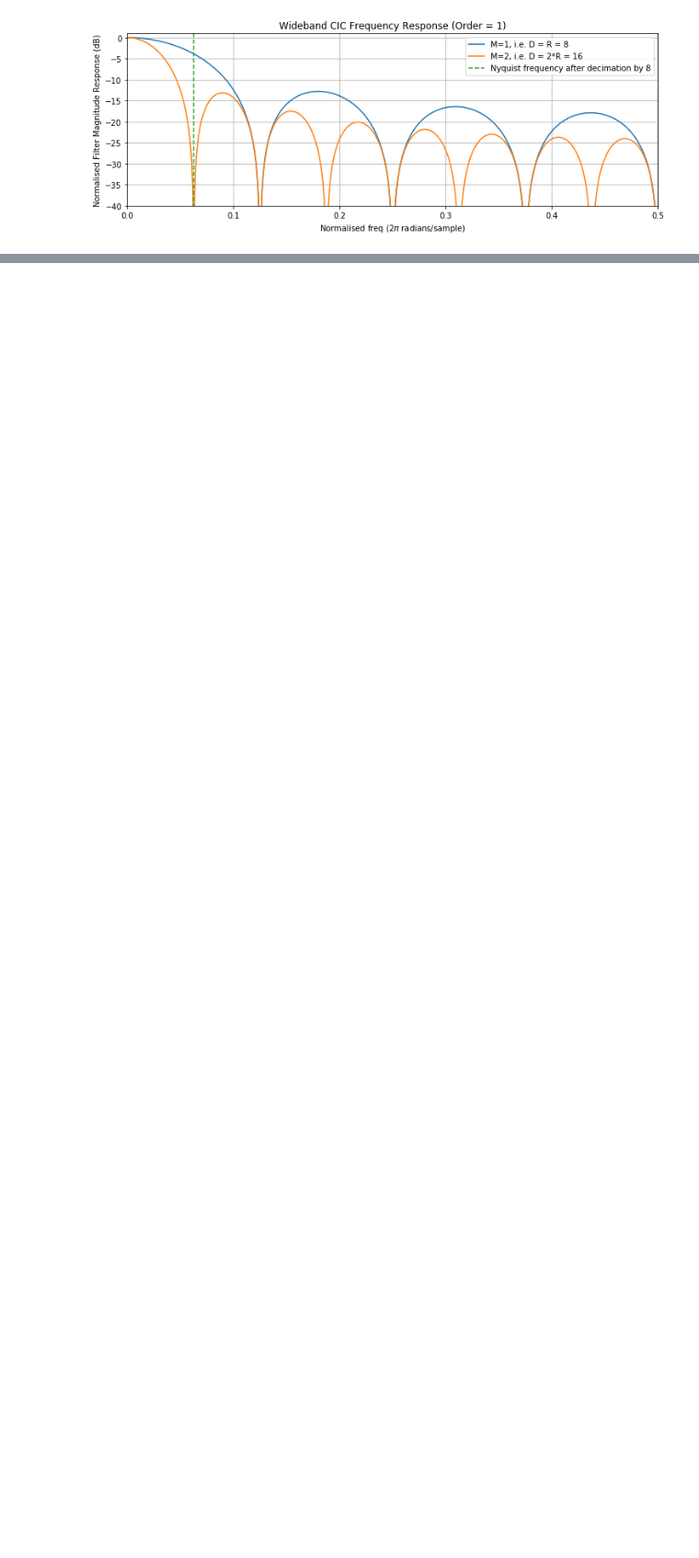
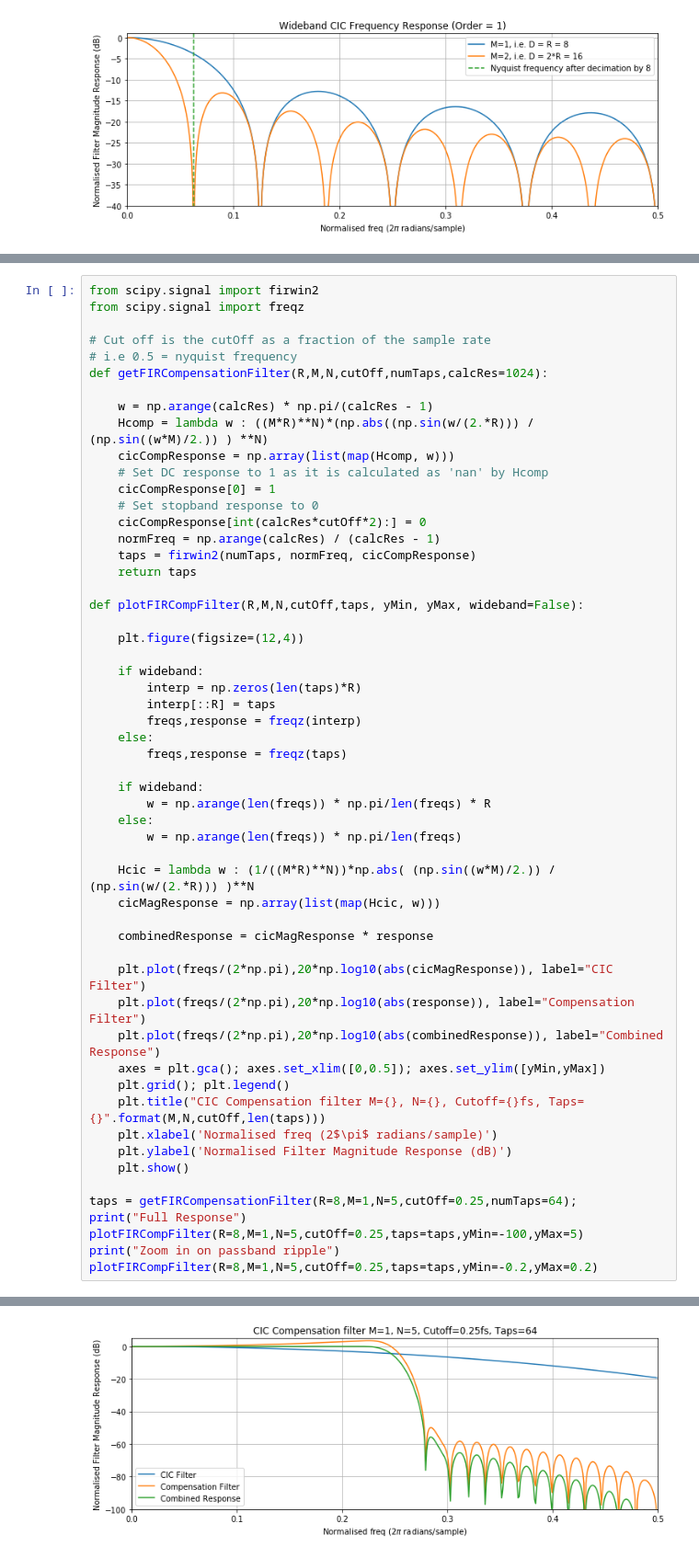
Before and after one commit to jgibbard/jupyter-dsp, a Jupyter notebook: CIC Filters.ipynb, the cells around one changed output, grey strips where cells are left out. Shown at 92% size. Drawn from its saved outputs; the diff is of its cells as text; blank space fills up the shorter version.

```diff
--- a/CIC Filters.ipynb
+++ b/CIC Filters.ipynb
@@ -257,0 +351,56 @@ In the case of the interpolator the up-sampler is moved forwards through the com
+# %%
+from scipy.signal import firwin2
+from scipy.signal import freqz
+
+# Cut off is the cutOff as a fraction of the sample rate
+# i.e 0.5 = nyquist frequency
+def getFIRCompensationFilter(R,M,N,cutOff,numTaps,calcRes=1024):
+
+    w = np.arange(calcRes) * np.pi/(calcRes - 1)
+    Hcomp = lambda w : ((M*R)**N)*(np.abs((np.sin(w/(2.*R))) / (np.sin((w*M)/2.)) ) **N)
+    cicCompResponse = np.array(list(map(Hcomp, w)))
+    # Set DC response to 1 as it is calculated as 'nan' by Hcomp
+    cicCompResponse[0] = 1
+    # Set stopband response to 0
+    cicCompResponse[int(calcRes*cutOff*2):] = 0
+    normFreq = np.arange(calcRes) / (calcRes - 1)
+    taps = firwin2(numTaps, normFreq, cicCompResponse)
+    return taps
+
+def plotFIRCompFilter(R,M,N,cutOff,taps, yMin, yMax, wideband=False):
+
+    plt.figure(figsize=(12,4))
+
+    if wideband:
+        interp = np.zeros(len(taps)*R)
+        interp[::R] = taps
+        freqs,response = freqz(interp)
+    else:
+        freqs,response = freqz(taps)
+
+    if wideband:
+        w = np.arange(len(freqs)) * np.pi/len(freqs) * R
+    else:
+        w = np.arange(len(freqs)) * np.pi/len(freqs)
+
+    Hcic = lambda w : (1/((M*R)**N))*np.abs( (np.sin((w*M)/2.)) / (np.sin(w/(2.*R))) )**N
+    cicMagResponse = np.array(list(map(Hcic, w)))
+
+    combinedResponse = cicMagResponse * response
+
+    plt.plot(freqs/(2*np.pi),20*np.log10(abs(cicMagResponse)), label="CIC Filter")
+    plt.plot(freqs/(2*np.pi),20*np.log10(abs(response)), label="Compensation Filter")
+    plt.plot(freqs/(2*np.pi),20*np.log10(abs(combinedResponse)), label="Combined Response")
+    axes = plt.gca(); axes.set_xlim([0,0.5]); axes.set_ylim([yMin,yMax])
+    plt.grid(); plt.legend()
+    plt.title("CIC Compensation filter M={}, N={}, Cutoff={}fs, Taps={}".format(M,N,cutOff,len(taps)))
+    plt.xlabel('Normalised freq (2$\pi$ radians/sample)')
+    plt.ylabel('Normalised Filter Magnitude Response (dB)')
+    plt.show()
+
+taps = getFIRCompensationFilter(R=8,M=1,N=5,cutOff=0.25,numTaps=64);
+print("Full Response")
+plotFIRCompFilter(R=8,M=1,N=5,cutOff=0.25,taps=taps,yMin=-100,yMax=5)
+print("Zoom in on passband ripple")
+plotFIRCompFilter(R=8,M=1,N=5,cutOff=0.25,taps=taps,yMin=-0.2,yMax=0.2)
+# %% [output]
@@ -257,0 +408 @@ In the case of the interpolator the up-sampler is moved forwards through the com
+[figure, added]
```
Also changed, not shown: parts of 18 cells of this notebook.
